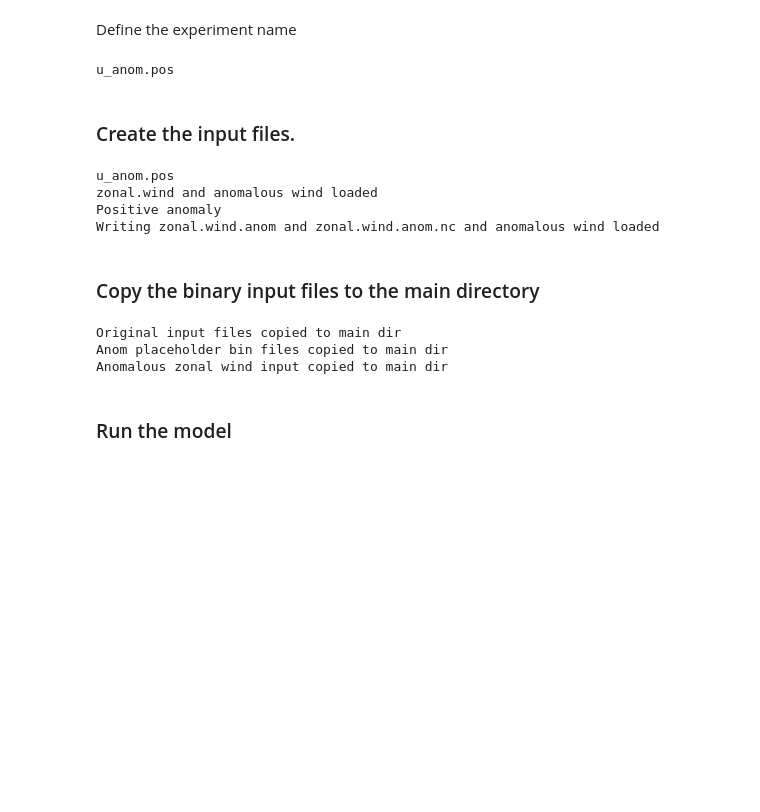
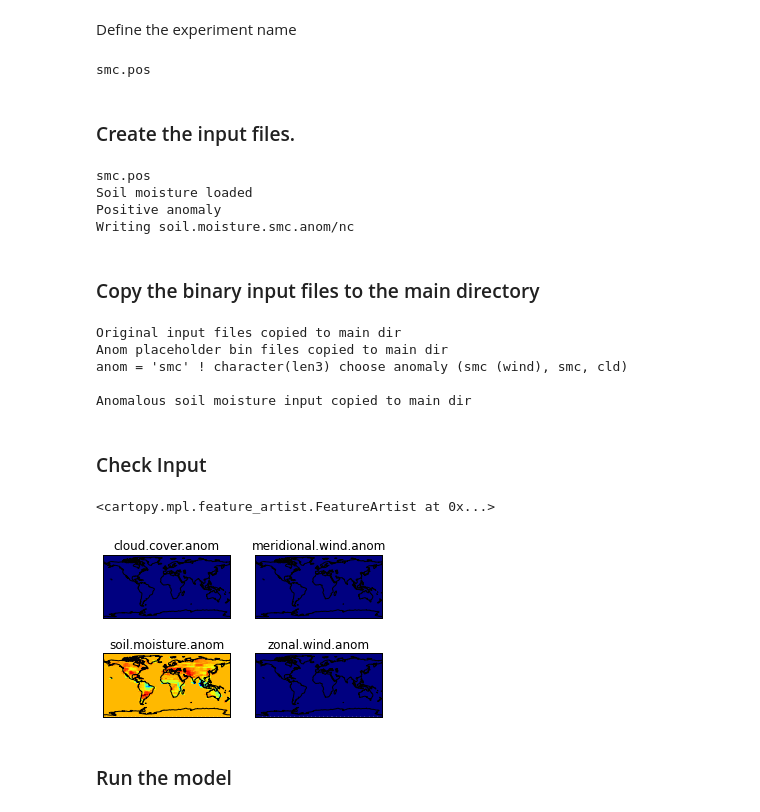
Before and after one commit to nltyrrell/greb_tools, a Jupyter notebook: greb_experiments.ipynb, the cells around one changed output. Saved outputs shown, nothing was run; the diff lists cells and outputs as text; code cells hidden in the pictures; blank space fills up the shorter version.

```diff
--- a/greb_experiments.ipynb
+++ b/greb_experiments.ipynb
@@ -53,14 +49,15 @@ Initial experiments
 # %% [markdown]
 Define the experiment name
 # %%
-# exp = "smc.dry"
+exp = "smc.pos"
 # exp = "clim"
-exp = "u_anom.pos"
+# exp = "u_anom.pos"
+# exp = "uv_anom.pos"
 # exp = "v_anom.pos"
 # exp = "icealb"
 print exp
 # %% [output]
-u_anom.pos
+smc.pos
 # %% [markdown]
 ### Create the input files.
 # %%
@@ -73,28 +70,31 @@ if exp == "uv_anom.pos":
     wi.write_u_anom("pos")
 if exp == "u_anom.pos":
     wi.write_u_anom("pos")
-if exp == "smc.dry":
-    wi.write_smc("dry")
+if exp == "smc.pos":
+    wi.write_smc("pos")
+if exp == "smc.neg":
+    wi.write_smc("neg")
 if exp == "clim":
     print "nothing needs doin'"
 # %% [output]
-u_anom.pos
-zonal.wind and anomalous wind loaded
+smc.pos
+Soil moisture loaded
 Positive anomaly
-Writing zonal.wind.anom and zonal.wind.anom.nc and anomalous wind loaded
+Writing soil.moisture.smc.anom/nc
 # %% [markdown]
 ### Copy the binary input files to the main directory
 # %%
 import shutil as sh
 import glob
 import os
+import re
 
 main_dir = '/home/nicholat/project/greb/'
 input_dir = main_dir + 'input_files/'
 orig_input_dir = main_dir + 'orig_input/'
 
 # copy the original input files into the main folder
-for filename in glob.glob(os.path.join(orig_input_dir, '*.*')):
+for filename in glob.glob(os.path.join(orig_input_dir, '*')):
     sh.copy(filename, main_dir)
 print "Original input files copied to main dir"
 print "Anom placeholder bin files copied to main dir"
@@ -109,14 +109,57 @@ if exp == 'u_anom.pos':
                 main_dir+'zonal.wind.anom')
     print "Anomalous zonal wind input copied to main dir"
 
-if exp == 'smc.dry':
+if exp == 'uv_anom.pos':
+    sh.copyfile(input_dir+'zonal.wind.anom',
+                main_dir+'zonal.wind.anom')
+    print "Anomalous zonal wind input copied to main dir"
+    sh.copyfile(input_dir+'meridional.wind.anom',
+                main_dir+'meridional.wind.anom')
+    print "Anomalous meridional wind input copied to main dir"
+
+
+if exp == 'smc.pos':
     sh.copyfile(input_dir+'soil.moisture.smc.anom',
                 main_dir+'soil.moisture.anom')
+    with open('namelist','r') as f_in:
+        lines = f_in.readlines()
+        # do the replacement in the ith line.
+        lines[7] = re.sub('wnd','smc',lines[7])
+        print lines[7]
+    with open('namelist','w') as f_out:
+        f_out.writelines(lines)
+
     print "Anomalous soil moisture input copied to main dir"
 # %% [output]
 Original input files copied to main dir
 Anom placeholder bin files copied to main dir
-Anomalous zonal wind input copied to main dir
+anom = 'smc' ! character(len3) choose anomaly (smc (wind), smc, cld)
+
+Anomalous soil moisture input copied to main dir
+# %% [markdown]
+### Check Input
+# %%
+anom_list = gt.read_anom_bin()
+fig = plt.figure(figsize=(5,5))
+plt.subplot(3,2,1)
+iplt.pcolormesh(anom_list[0][:,:,-1])
+plt.title(anom_list[0].long_name)
+plt.gca().coastlines()
+plt.subplot(3,2,2)
+iplt.pcolormesh(anom_list[1][:,:,-1])
+plt.title(anom_list[1].long_name)
+plt.gca().coastlines()
+plt.subplot(3,2,3)
+iplt.pcolormesh(anom_list[2][:,:,-1])
+plt.title(anom_list[2].long_name)
+plt.gca().coastlines()
+plt.subplot(3,2,4)
+iplt.pcolormesh(anom_list[3][:,:,-1])
+plt.title(anom_list[3].long_name)
+plt.gca().coastlines()
+# %% [output]
+<cartopy.mpl.feature_artist.FeatureArtist at 0x...>
+[figure, added]
 # %% [markdown]
 ### Run the model
 # %%
```
Also changed, not shown: parts of 10 cells of this notebook, 10 other files.
